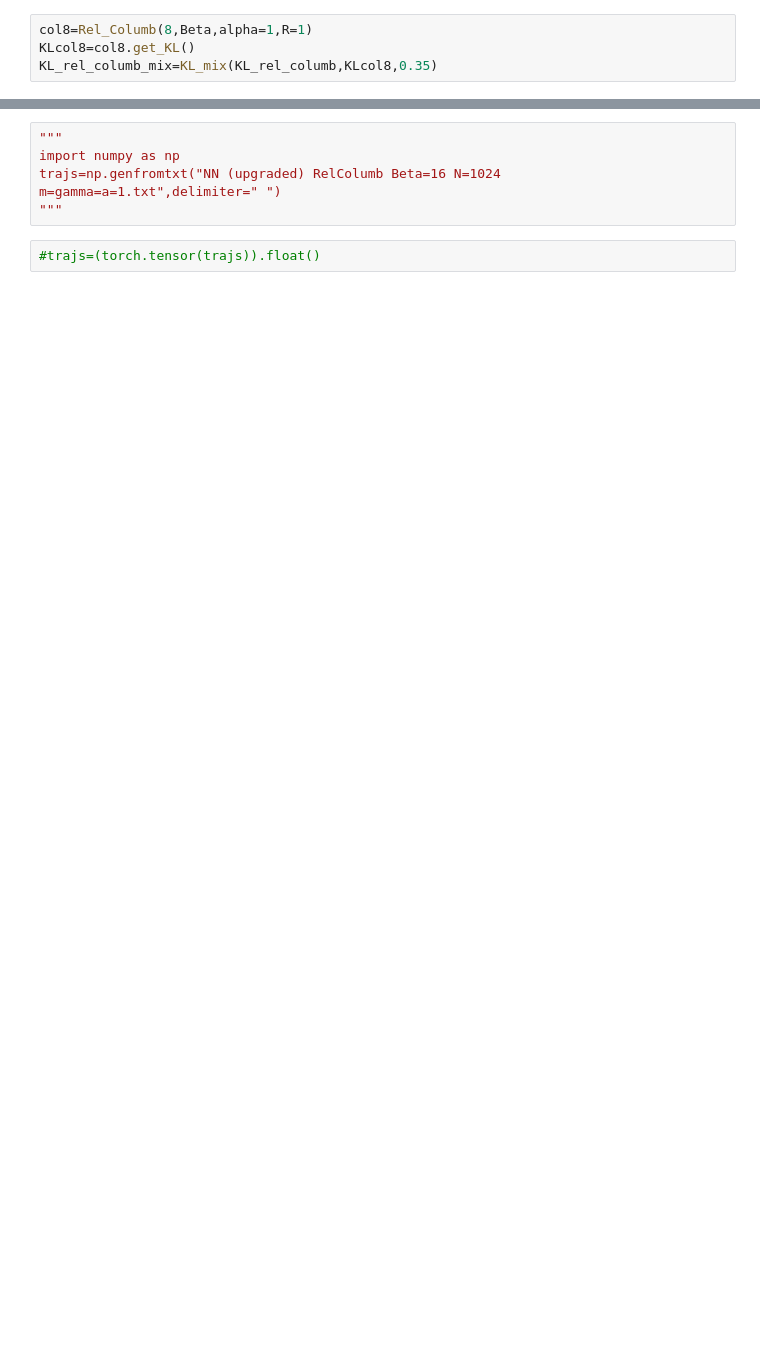
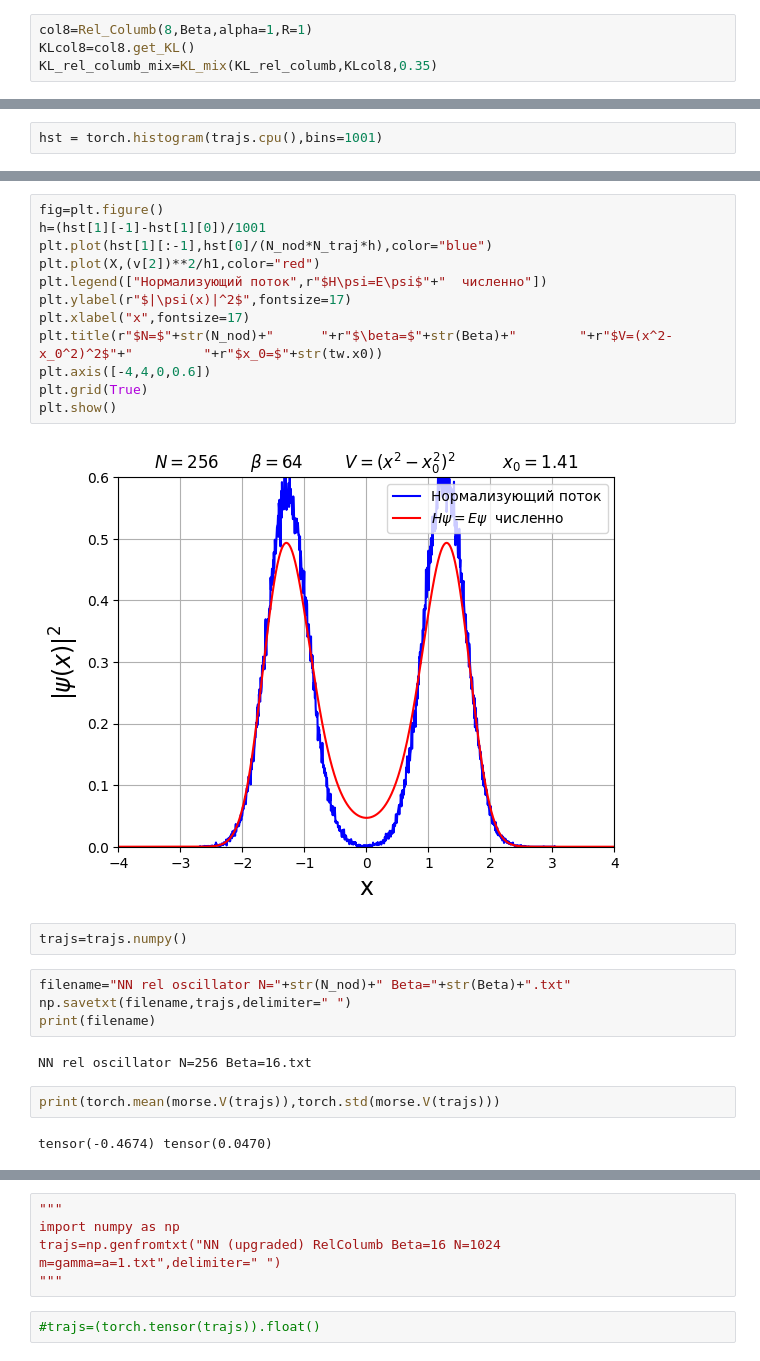
Before and after one commit to Vsevolod2001/PIMC, a Jupyter notebook: PIMC-py/Normalizing flow/nf_model(RG).ipynb, the cells around one changed output, grey strips where cells are left out. Drawn from its saved outputs; the diff is of its cells as text; blank space fills up the shorter version.

```diff
--- a/PIMC-py/Normalizing flow/nf_model(RG).ipynb
+++ b/PIMC-py/Normalizing flow/nf_model(RG).ipynb
@@ -554,0 +653,2 @@ trajs=RG_trained.sample(N_traj)
+# %%
+hst = torch.histogram(trajs.cpu(),bins=1001)
@@ -554,0 +683,26 @@ trajs=RG_trained.sample(N_traj)
+# %%
+fig=plt.figure()
+h=(hst[1][-1]-hst[1][0])/1001
+plt.plot(hst[1][:-1],hst[0]/(N_nod*N_traj*h),color="blue")
+plt.plot(X,(v[2])**2/h1,color="red")
+plt.legend(["Нормализующий поток",r"$H\psi=E\psi$"+"  численно"])
+plt.ylabel(r"$|\psi(x)|^2$",fontsize=17)
+plt.xlabel("x",fontsize=17)
+plt.title(r"$N=$"+str(N_nod)+"      "+r"$\beta=$"+str(Beta)+"        "+r"$V=(x^2-x_0^2)^2$"+"         "+r"$x_0=$"+str(tw.x0))
+plt.axis([-4,4,0,0.6])
+plt.grid(True)
+plt.show()
+# %% [output]
+[figure, added]
+# %%
+trajs=trajs.numpy()
+# %%
+filename="NN rel oscillator N="+str(N_nod)+" Beta="+str(Beta)+".txt"
+np.savetxt(filename,trajs,delimiter=" ")
+print(filename)
+# %% [output]
+NN rel oscillator N=256 Beta=16.txt
+# %%
+print(torch.mean(morse.V(trajs)),torch.std(morse.V(trajs)))
+# %% [output]
+tensor(-0.4674) tensor(0.0470)
```
Also changed, not shown: parts of 59 cells of this notebook, 19 other files.
